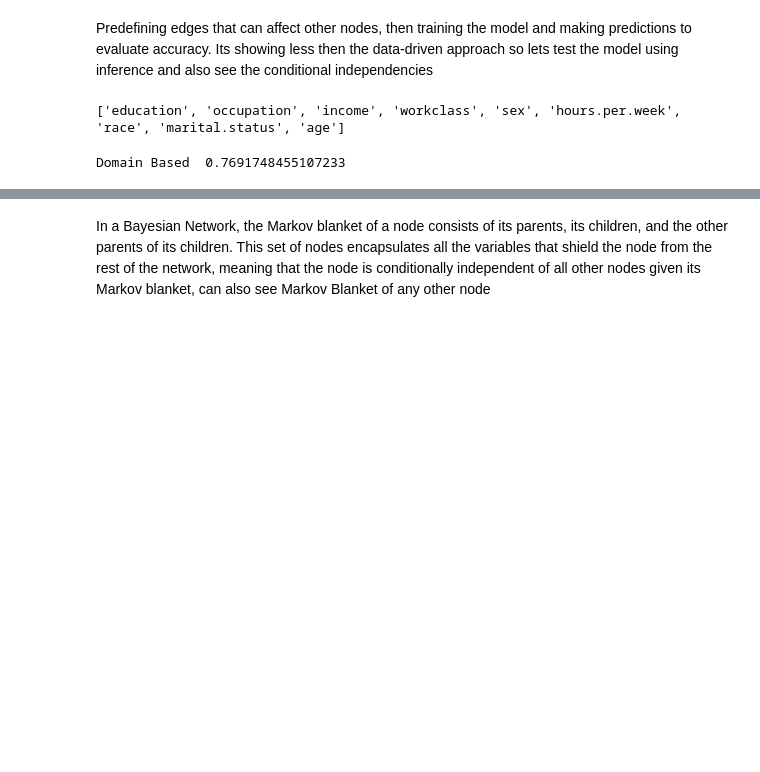
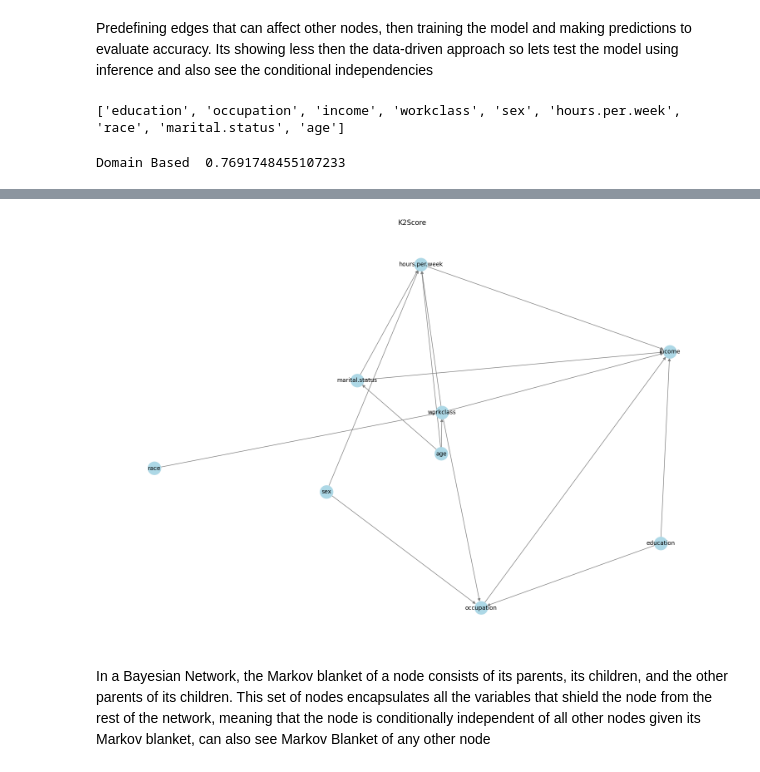
Before and after one commit to abdulmoqeet-code/FAIKR-mod-3, a Jupyter notebook: Mod_3_new.ipynb, the cells around one changed output, grey strips where cells are left out. Saved outputs shown, nothing was run; the diff lists cells and outputs as text; code cells hidden in the pictures; blank space fills up the shorter version.

```diff
--- a/Mod_3_new.ipynb
+++ b/Mod_3_new.ipynb
@@ -415,0 +474,2 @@ Domain Based  0.7691748455107233
+# %%
+model_22.add_edge("marital.status","income")
@@ -416 +487,19 @@ Domain Based  0.7691748455107233
+# %%
+fig = plt.figure(figsize=(15,10))
+
+G = nx.DiGraph()
+G.add_edges_from(model_22.edges())
+pos = nx.spring_layout(G, k=0.5)
+
+nx.draw(G, pos, with_labels=True,
+        node_color='lightblue',
+        node_size=500,
+        edge_color='gray',
+        arrowsize=10,
+        font_size=10)
+
+plt.title("K2Score")
+plt.show()
+# %% [output]
+[figure, added]
 # %% [markdown]
```
Also changed, not shown: parts of 21 cells of this notebook.
